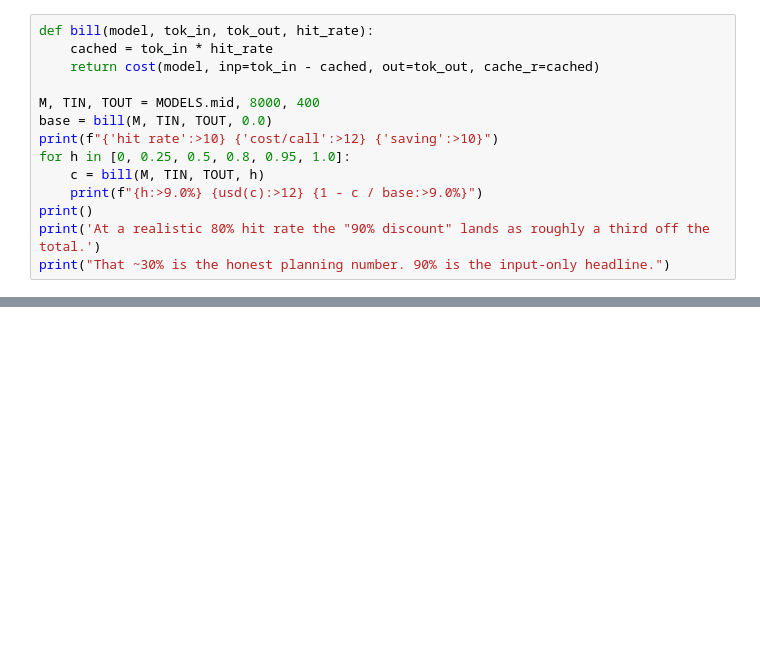
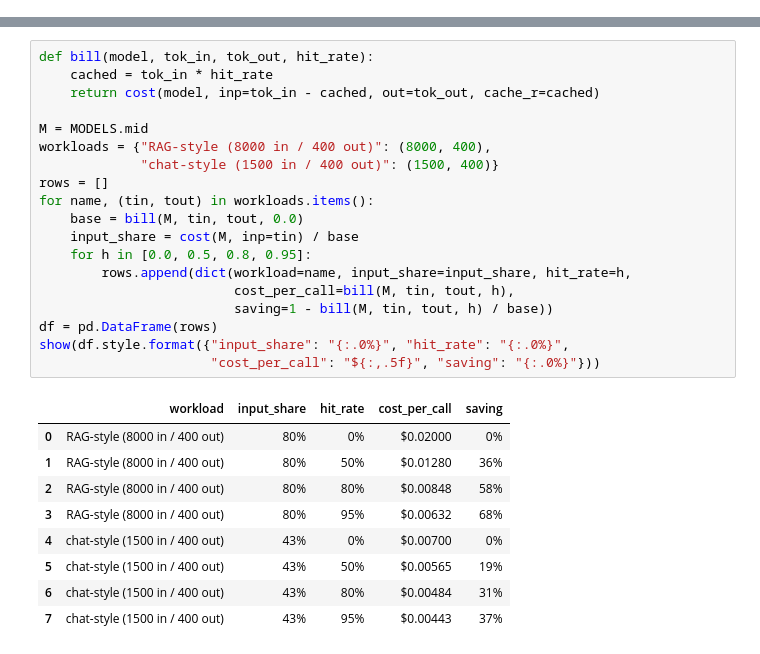
Before and after one commit to tatwan/ai_cost_management_course, a Jupyter notebook: notebooks/02_prompt_caching.ipynb, the cells around one changed output, grey strips where cells are left out. Saved outputs shown, nothing was run; the diff lists cells and outputs as text; blank space fills up the shorter version.

```diff
--- a/notebooks/02_prompt_caching.ipynb
+++ b/notebooks/02_prompt_caching.ipynb
@@ -265,14 +0,0 @@ There is essentially no stable-prefix workload where caching loses money.
-# %%
-def bill(model, tok_in, tok_out, hit_rate):
-    cached = tok_in * hit_rate
-    return cost(model, inp=tok_in - cached, out=tok_out, cache_r=cached)
-
-M, TIN, TOUT = MODELS.mid, 8000, 400
-base = bill(M, TIN, TOUT, 0.0)
-print(f"{'hit rate':>10} {'cost/call':>12} {'saving':>10}")
-for h in [0, 0.25, 0.5, 0.8, 0.95, 1.0]:
-    c = bill(M, TIN, TOUT, h)
-    print(f"{h:>9.0%} {usd(c):>12} {1 - c / base:>9.0%}")
-print()
-print('At a realistic 80% hit rate the "90% discount" lands as roughly a third off the total.')
-print("That ~30% is the honest planning number. 90% is the input-only headline.")
@@ -289,0 +281,29 @@ That ~30% is the honest planning number. 90% is the input-only headline.
+# %%
+def bill(model, tok_in, tok_out, hit_rate):
+    cached = tok_in * hit_rate
+    return cost(model, inp=tok_in - cached, out=tok_out, cache_r=cached)
+
+M = MODELS.mid
+workloads = {"RAG-style (8000 in / 400 out)": (8000, 400),
+             "chat-style (1500 in / 400 out)": (1500, 400)}
+rows = []
+for name, (tin, tout) in workloads.items():
+    base = bill(M, tin, tout, 0.0)
+    input_share = cost(M, inp=tin) / base
+    for h in [0.0, 0.5, 0.8, 0.95]:
+        rows.append(dict(workload=name, input_share=input_share, hit_rate=h,
+                         cost_per_call=bill(M, tin, tout, h),
+                         saving=1 - bill(M, tin, tout, h) / base))
+df = pd.DataFrame(rows)
+show(df.style.format({"input_share": "{:.0%}", "hit_rate": "{:.0%}",
+                      "cost_per_call": "${:,.5f}", "saving": "{:.0%}"}))
+# %% [output]
+|  | workload | input_share | hit_rate | cost_per_call | saving |
+| 0 | RAG-style (8000 in / 400 out) | 80% | 0% | $0.02000 | 0% |
+| 1 | RAG-style (8000 in / 400 out) | 80% | 50% | $0.01280 | 36% |
+| 2 | RAG-style (8000 in / 400 out) | 80% | 80% | $0.00848 | 58% |
+| 3 | RAG-style (8000 in / 400 out) | 80% | 95% | $0.00632 | 68% |
+| 4 | chat-style (1500 in / 400 out) | 43% | 0% | $0.00700 | 0% |
+| 5 | chat-style (1500 in / 400 out) | 43% | 50% | $0.00565 | 19% |
+| 6 | chat-style (1500 in / 400 out) | 43% | 80% | $0.00484 | 31% |
+| 7 | chat-style (1500 in / 400 out) | 43% | 95% | $0.00443 | 37% |
```
Also changed, not shown: parts of 43 cells of this notebook.
